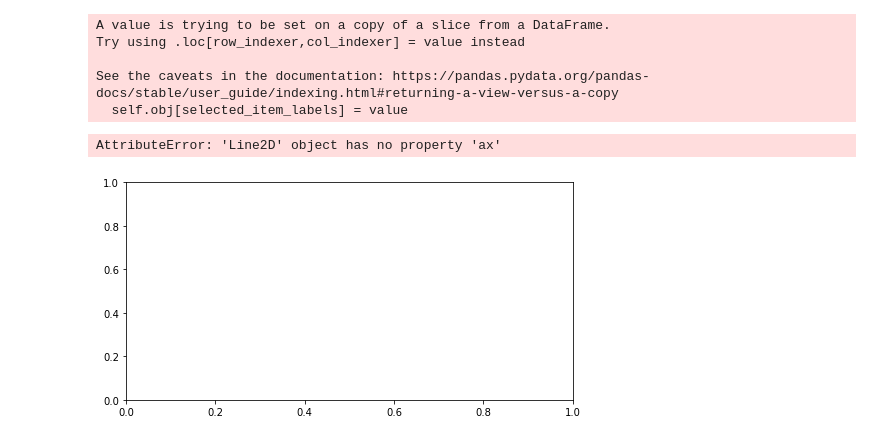
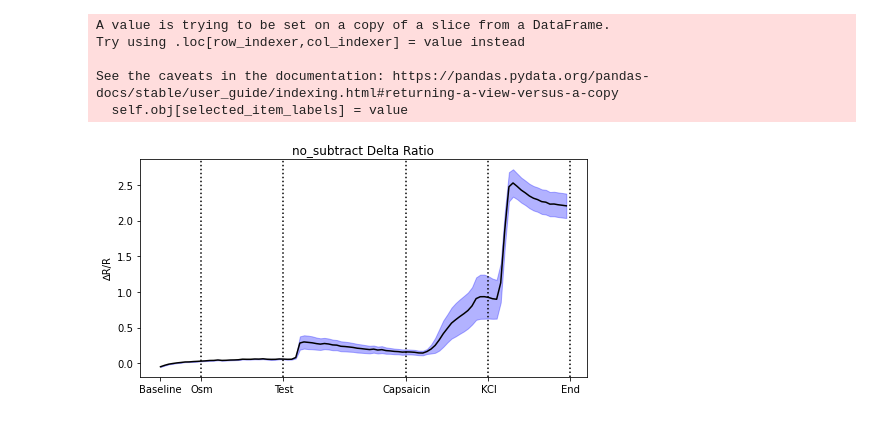
Before and after one commit to bkrall24/Fura2_analysis, a Jupyter notebook: Fura_test_notebook.ipynb, the cells around one changed output. Drawn from its saved outputs; the diff is of its cells as text; code cells hidden in the pictures.

```diff
--- a/Fura_test_notebook.ipynb
+++ b/Fura_test_notebook.ipynb
@@ -1134,7 +1283,6 @@ Try using .loc[row_indexer,col_indexer] = value instead
 See the caveats in the documentation: https://pandas.pydata.org/pandas-docs/stable/user_guide/indexing.html#returning-a-view-versus-a-copy
   self.obj[selected_item_labels] = value
 # %%
-cs.plot_delta(1)
+fig = cs.plot_delta(1)
 # %% [output]
-AttributeError: 'Line2D' object has no property 'ax'
-[figure, old version]
+[figure, new version]
```
Also changed, not shown: parts of 7 cells of this notebook.
